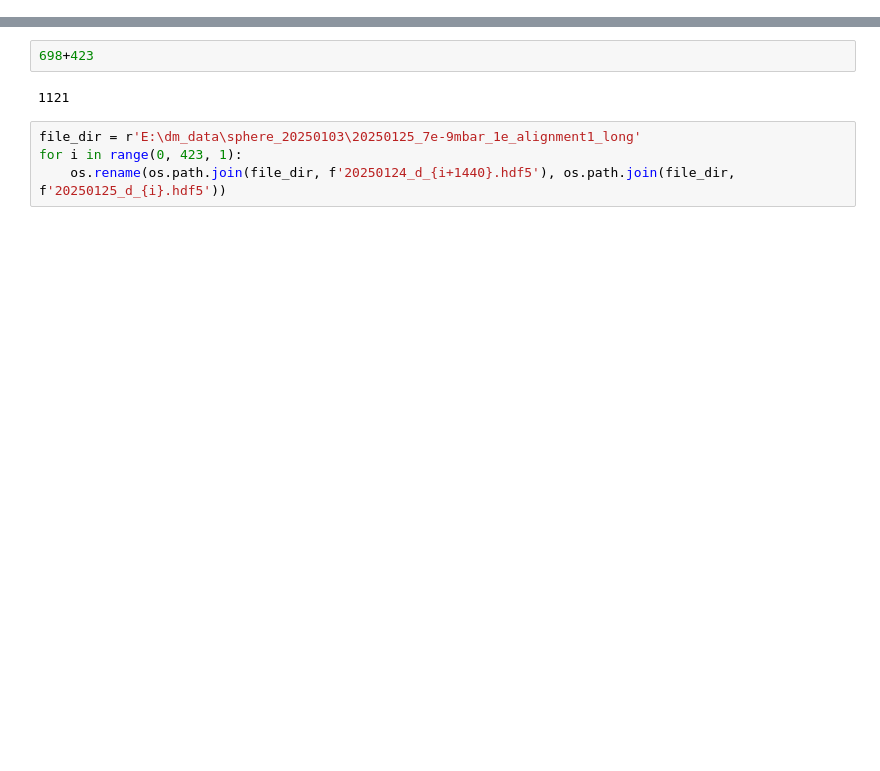
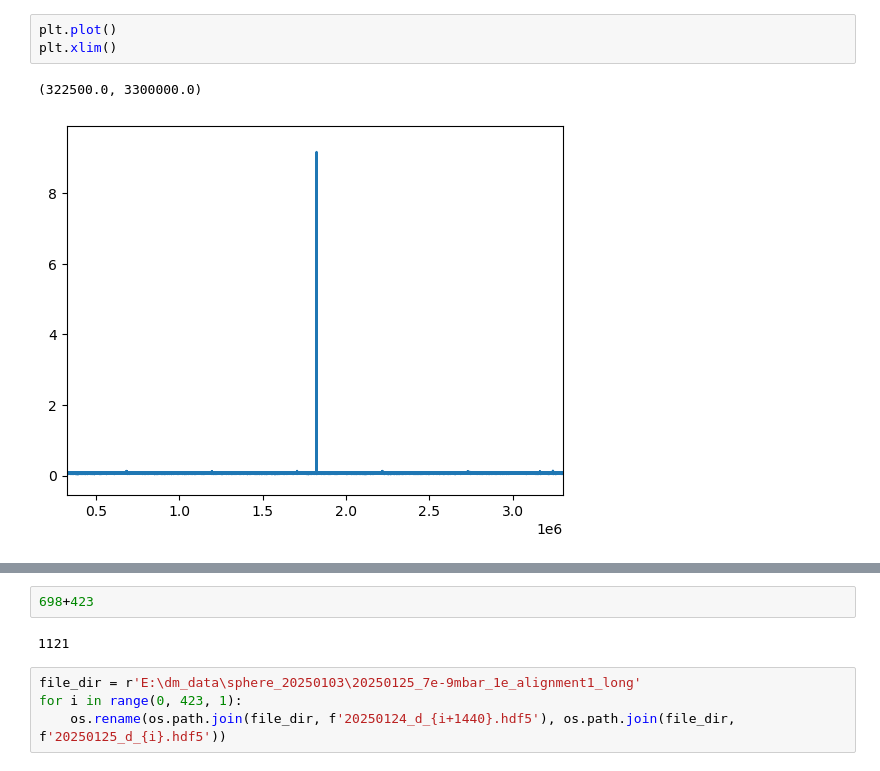
Before and after one commit to yuhants/nanospheres, a Jupyter notebook: analysis_notebooks/20241017_h5py_test.ipynb, the cells around one changed output, grey strips where cells are left out. Cells and saved outputs as stored; diff of their text form; blank space fills up the shorter version.

```diff
--- a/analysis_notebooks/20241017_h5py_test.ipynb
+++ b/analysis_notebooks/20241017_h5py_test.ipynb
@@ -4,0 +24,6 @@ import h5py
+# %%
+plt.plot()
+plt.xlim()
+# %% [output]
+(322500.0, 3300000.0)
+[figure, added]
```
Also changed, not shown: parts of 10 cells of this notebook, 8 other files.
